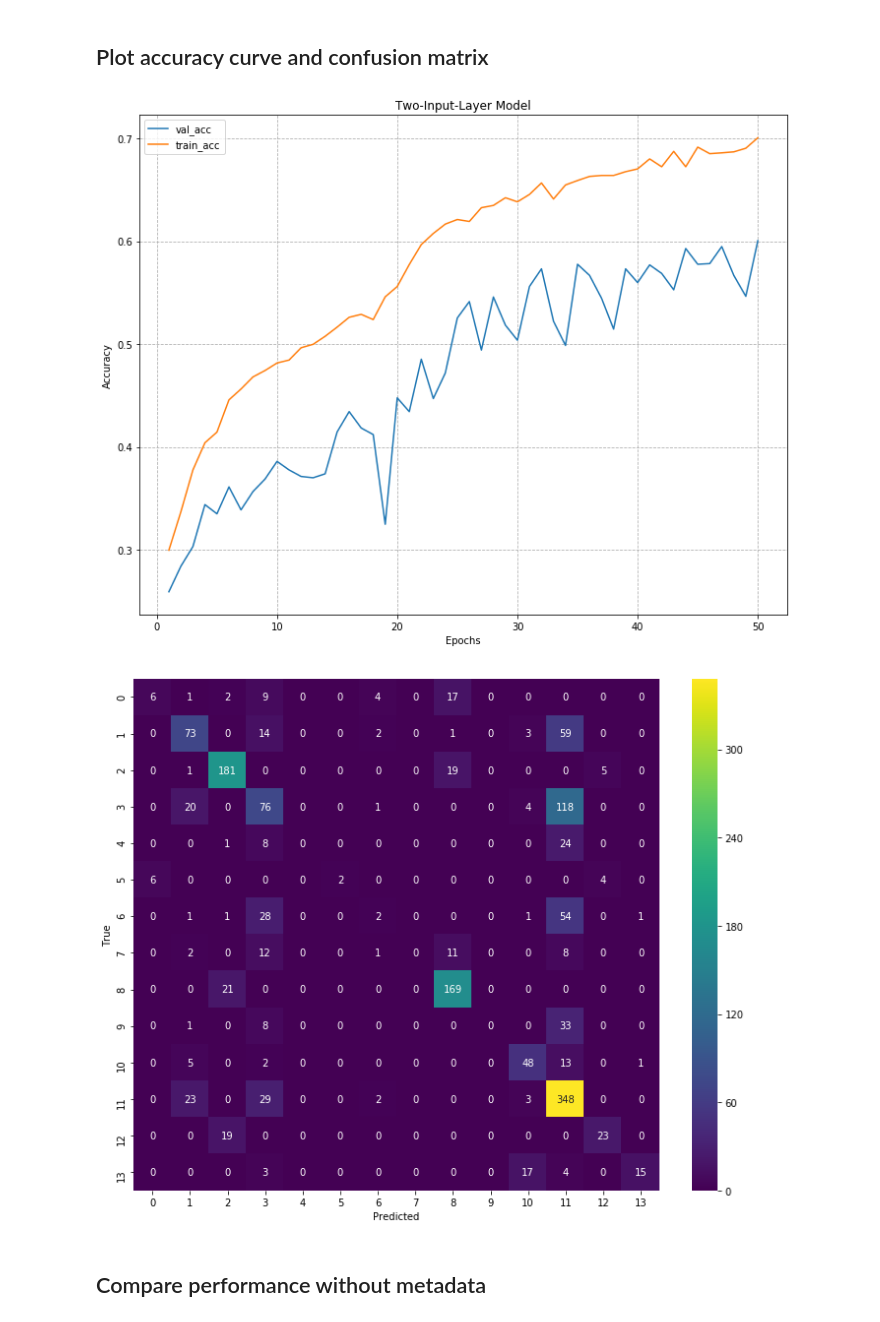
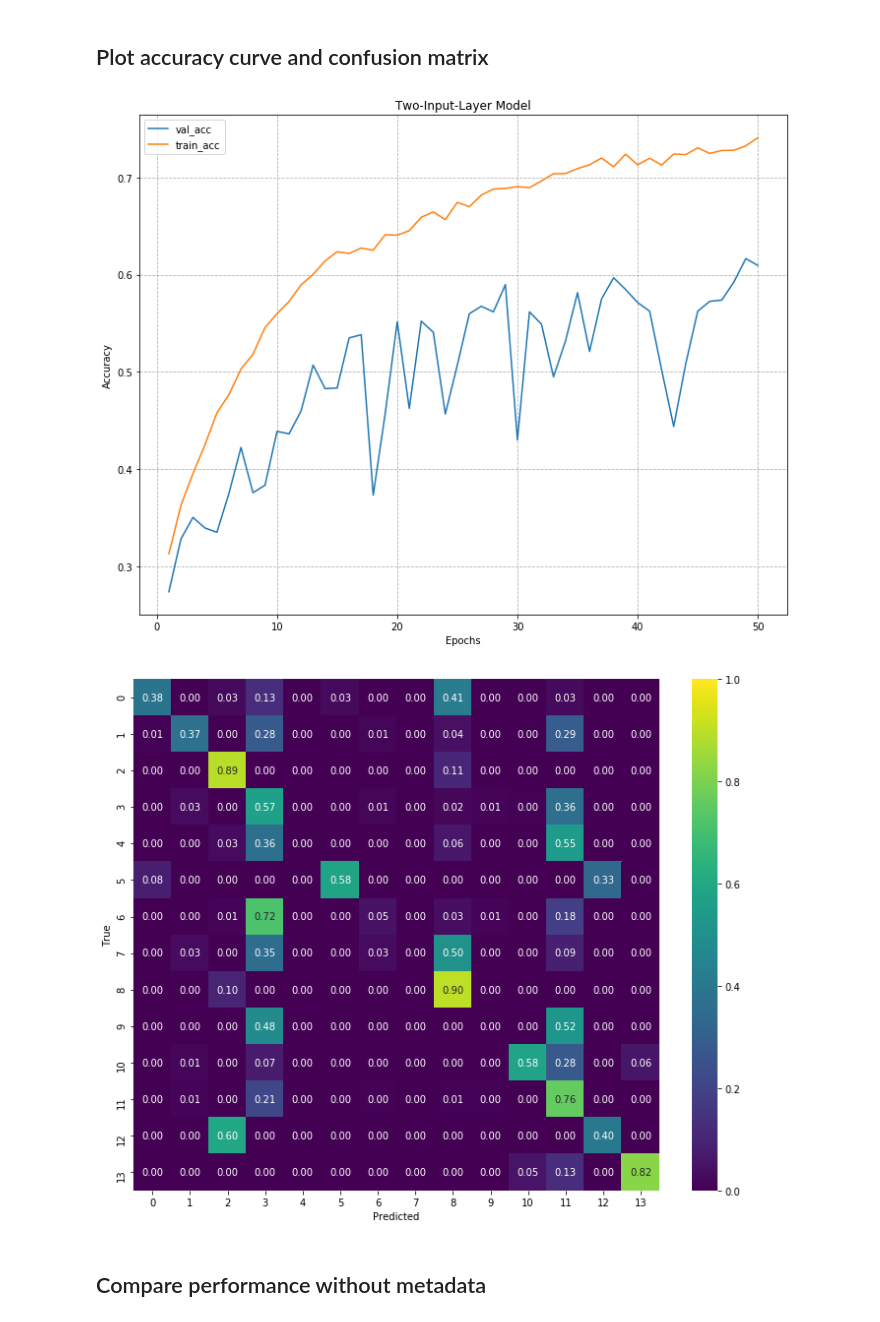
Before and after one commit to tnguy51/plasticc, a Jupyter notebook: training.ipynb, the cells around one changed output. Saved outputs shown, nothing was run; the diff lists cells and outputs as text; code cells hidden in the pictures.

```diff
--- a/training.ipynb
+++ b/training.ipynb
@@ -71,13 +72,26 @@ def PhNet(num_classes, conv_shape, dense_shape=None, lr=1e-3, reg=1e-2, dropout=
     conv = BatchNormalization(axis=2)(conv)
     conv = Activation('relu')(conv)
     conv = MaxPooling1D(2)(conv)
+    conv = Conv1D(filters=16,
+                  kernel_size=5,
+                  strides=1,
+                  padding='same',
+                  kernel_regularizer=regularizers.l2(reg),
+                  kernel_initializer=glorot_normal())(conv_input)
+    conv = BatchNormalization(axis=2)(conv)
+    conv = Activation('relu')(conv)
+    conv = MaxPooling1D(2)(conv)
     conv = Flatten()(conv)
     conv = Dense(32, activation='relu')(conv)
 
     # dense layer
     if dense_shape is not None:
         dense_input = Input(shape=dense_shape, name='meta_data')
+        dense = Dense(4, activation='relu')(dense_input)
+        dense = BatchNormalization(axis=1)(dense)
         dense = Dense(16, activation='relu')(dense_input)
+        dense = BatchNormalization(axis=1)(dense)
+        dense = Dense(64, activation='relu')(dense_input)
         dense = BatchNormalization(axis=1)(dense)
         dense = Dense(32, activation='relu')(dense)
 
@@ -89,6 +103,8 @@ def PhNet(num_classes, conv_shape, dense_shape=None, lr=1e-3, reg=1e-2, dropout=
     x = Dense(64, activation='relu')(x)
     x = Dropout(rate=dropout)(x)
     x = Dense(128, activation='relu')(x)
+    x = Dropout(rate=dropout)(x)
+    x = Dense(256, activation='relu')(x)
     x = Dropout(rate=dropout)(x)
     x = Dense(num_classes,
               kernel_regularizer=regularizers.l2(reg),
@@ -156,22 +172,23 @@ fig.tight_layout()
 
 plt.savefig('two_acc.png', dpi=100)
 # %% [output]
-[figure, old version]
+[figure, new version]
 # %%
 ypred = np.argmax(two_model.predict([X_conv_val, X_meta_val]), axis=1)
 ytrue = np.array([np.where(r==1)[0][0] for r in y_val])
 cm = metrics.confusion_matrix(ytrue, ypred)
+cm = cm/np.sum(cm, axis=1).reshape(-1, 1)
 
 fig, ax = plt.subplots(1, figsize=(10, 8))
-sns.heatmap(cm, annot=True, ax=ax, fmt='d', cmap='viridis',
+sns.heatmap(cm, annot=True, ax=ax, fmt='.2f', cmap='viridis', vmin=0, vmax=1,
            xticklabels=np.arange(14), yticklabels=np.arange(14))
 ax.set(ylabel='True', xlabel='Predicted')
 
 fig.tight_layout()
 
 plt.savefig('two_confusion.png', dpi=100)
 # %% [output]
-[figure, old version]
+[figure, new version]
 # %% [markdown]
 ## Compare performance without metadata
 # %%
```
Also changed, not shown: parts of 27 cells of this notebook, 3 other files.
